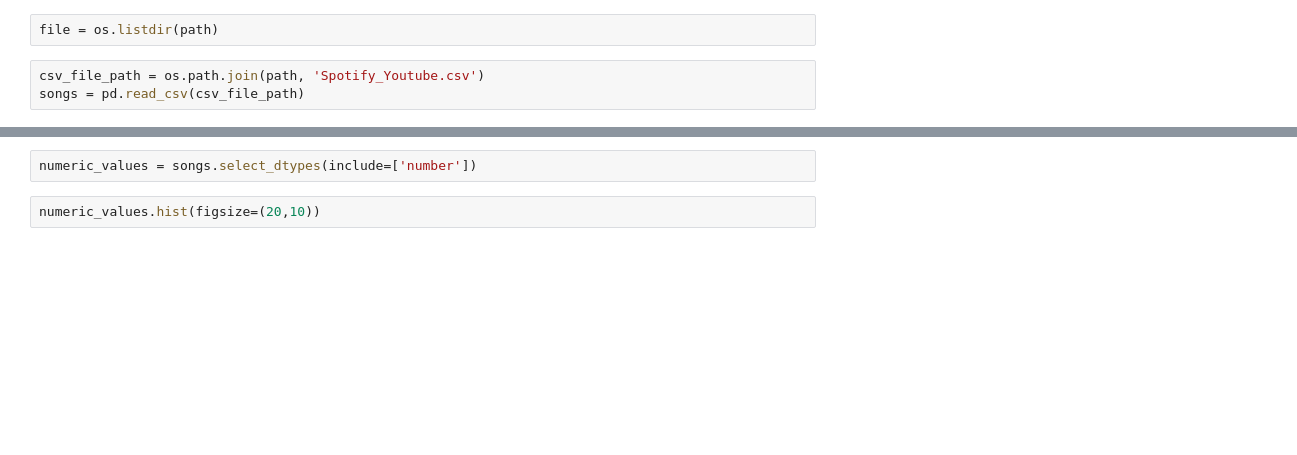
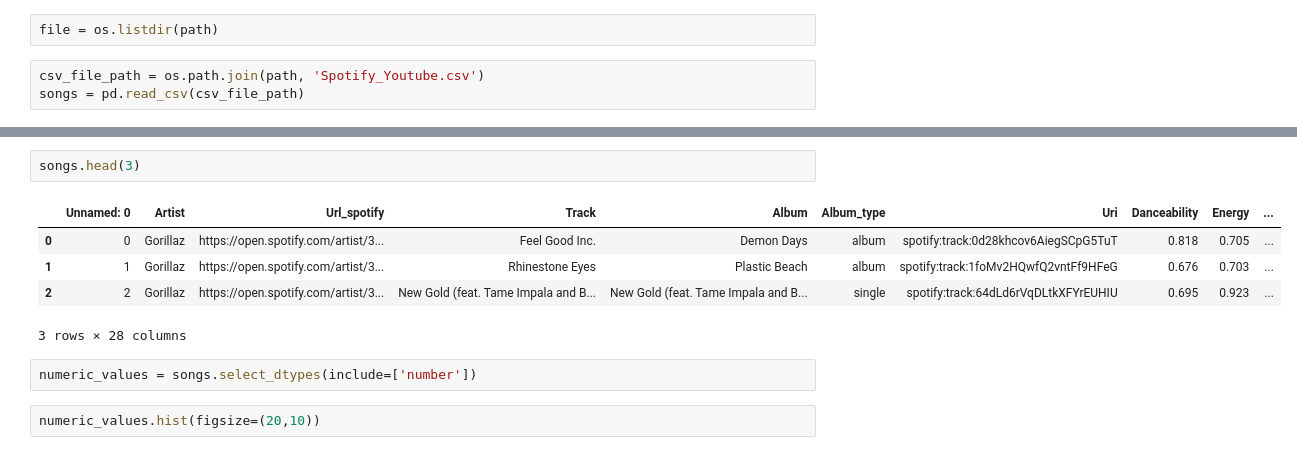
Before and after one commit to LouisCardon/Spotify_Project_Le_Wagon, a Jupyter notebook: EDA_Spotify_Youtube.ipynb, the cells around one changed output, grey strips where cells are left out. Cells and saved outputs as stored; diff of their text form; blank space fills up the shorter version.

```diff
--- a/EDA_Spotify_Youtube.ipynb
+++ b/EDA_Spotify_Youtube.ipynb
@@ -23,3 +86,11 @@ songs = pd.read_csv(csv_file_path)
+# %%
+songs.head(3)
+# %% [output]
+|  | Unnamed: 0 | Artist | Url_spotify | Track | Album | Album_type | Uri | Danceability | Energy | ... |
+| 0 | 0 | Gorillaz | https://open.spotify.com/artist/3... | Feel Good Inc. | Demon Days | album | spotify:track:0d28khcov6AiegSCpG5TuT | 0.818 | 0.705 | ... |
+| 1 | 1 | Gorillaz | https://open.spotify.com/artist/3... | Rhinestone Eyes | Plastic Beach | album | spotify:track:1foMv2HQwfQ2vntFf9HFeG | 0.676 | 0.703 | ... |
+| 2 | 2 | Gorillaz | https://open.spotify.com/artist/3... | New Gold (feat. Tame Impala and B... | New Gold (feat. Tame Impala and B... | single | spotify:track:64dLd6rVqDLtkXFYrEUHIU | 0.695 | 0.923 | ... |
+3 rows × 28 columns
 # %%
 numeric_values = songs.select_dtypes(include=['number'])
 # %%
```
Also changed, not shown: parts of 18 cells of this notebook.
